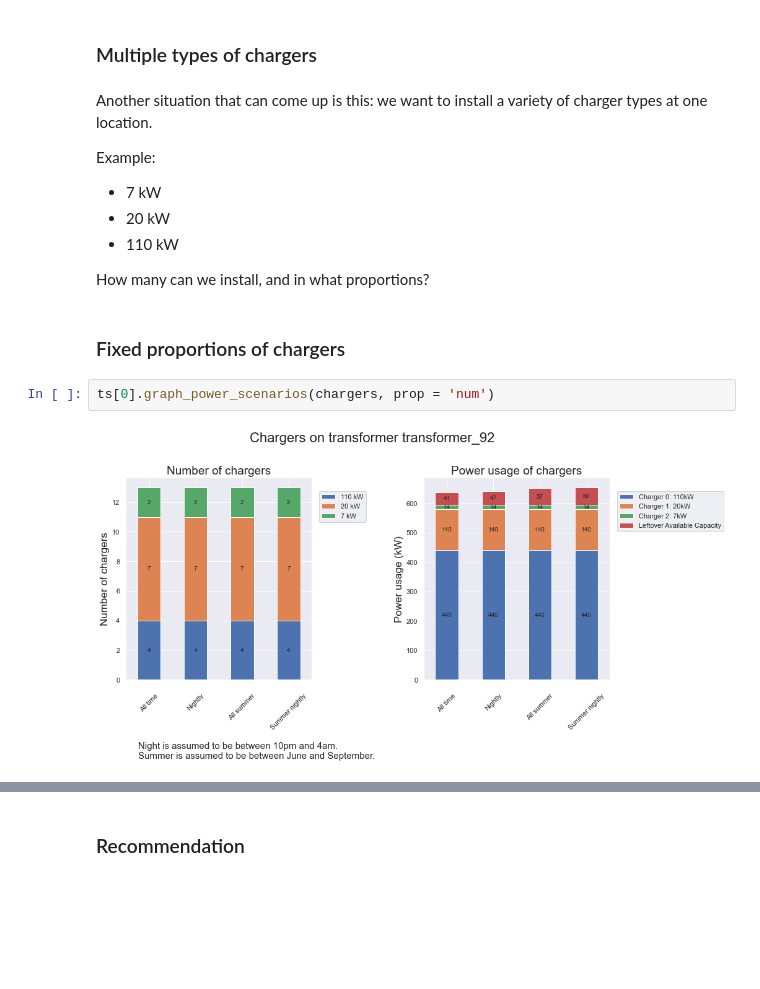
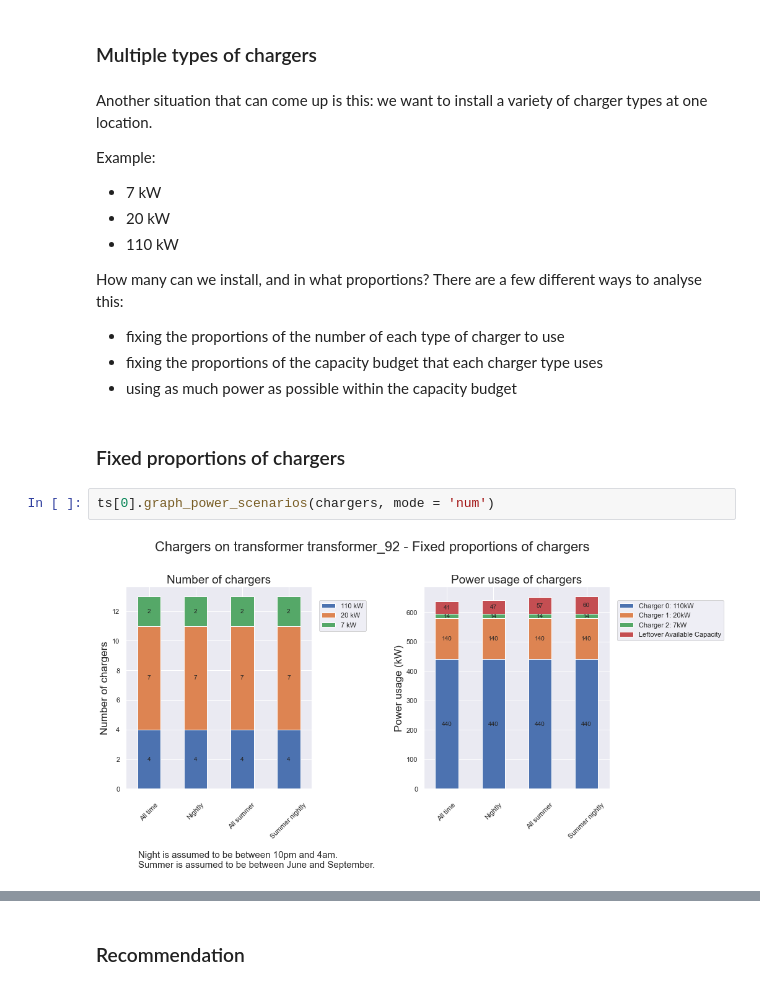
Before and after one commit to sjana01/m2pi-2022---Awesense-1, a Jupyter notebook: Awesense - Demo.ipynb, the cells around one changed output, grey strips where cells are left out. Drawn from its saved outputs; the diff is of its cells as text; blank space fills up the shorter version.

```diff
--- a/Awesense - Demo.ipynb
+++ b/Awesense - Demo.ipynb
@@ -110,10 +111,14 @@ Example:
 - 20 kW
 - 110 kW
 
-How many can we install, and in what proportions?
+How many can we install, and in what proportions? There are a few different ways to analyse this:
+
+- fixing the proportions of the number of each type of charger to use
+- fixing the proportions of the capacity budget that each charger type uses
+- using as much power as possible within the capacity budget
 # %% [markdown]
 ### Fixed proportions of chargers
 # %%
-ts[0].graph_power_scenarios(chargers, prop = 'num')
+ts[0].graph_power_scenarios(chargers, mode = 'num')
 # %% [output]
-[figure, old version]
+[figure, new version]
```
Also changed, not shown: parts of 11 cells of this notebook, 1 other file.
